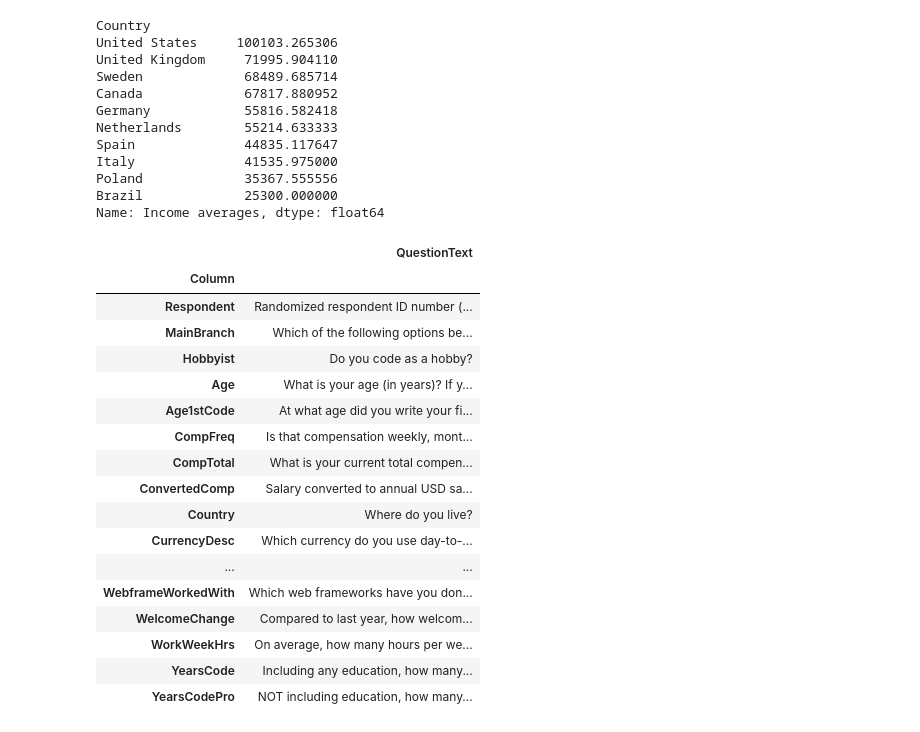
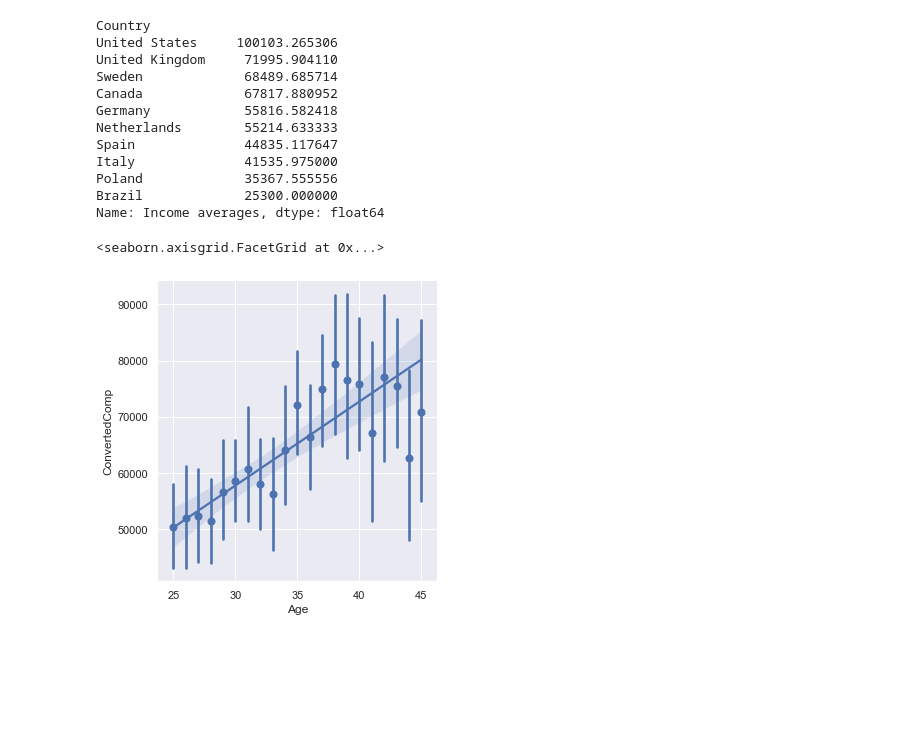
Before and after one commit to yayorbitgum/Learning, a Jupyter notebook: Python/Projects/SO2020Survey/StackOverflowSurvey2020.ipynb, the cells around one changed output. Cells and saved outputs as stored; diff of their text form; code cells hidden in the pictures; blank space fills up the shorter version.

```diff
--- a/Python/Projects/SO2020Survey/StackOverflowSurvey2020.ipynb
+++ b/Python/Projects/SO2020Survey/StackOverflowSurvey2020.ipynb
@@ -125,26 +151,12 @@ Italy              41535.975000
 Poland             35367.555556
 Brazil             25300.000000
 Name: Income averages, dtype: float64
-# %%
-# Supposed to sort the index but "Respondent", "MainBranch" and "Hobbyist" are still at the top..
-schema.sort_index()
-schema
-# %% [output]
-|  | QuestionText |
-| Column |  |
-| Respondent | Randomized respondent ID number (... |
-| MainBranch | Which of the following options be... |
-| Hobbyist | Do you code as a hobby? |
-| Age | What is your age (in years)? If y... |
-| Age1stCode | At what age did you write your fi... |
-| CompFreq | Is that compensation weekly, mont... |
-| CompTotal | What is your current total compen... |
-| ConvertedComp | Salary converted to annual USD sa... |
-| Country | Where do you live? |
-| CurrencyDesc | Which currency do you use day-to-... |
-| ... | ... |
-| WebframeWorkedWith | Which web frameworks have you don... |
-| WelcomeChange | Compared to last year, how welcom... |
-| WorkWeekHrs | On average, how many hours per we... |
-| YearsCode | Including any education, how many... |
-| YearsCodePro | NOT including education, how many... |
+# %%
+# Let's use a linear regression graph to see if there's any obvious relationship between
+# age and compensation (spoiler, there is).
+# Note these are results between 25-45 years old, no college degree, with mentions of Python (globe_df).
+sns.set(color_codes=True)
+sns.lmplot(x="Age", y="ConvertedComp", data=globe_df, x_estimator=np.mean)
+# %% [output]
+<seaborn.axisgrid.FacetGrid at 0x...>
+[figure, added]
```
Also changed, not shown: parts of 7 cells of this notebook, 1 other file.
